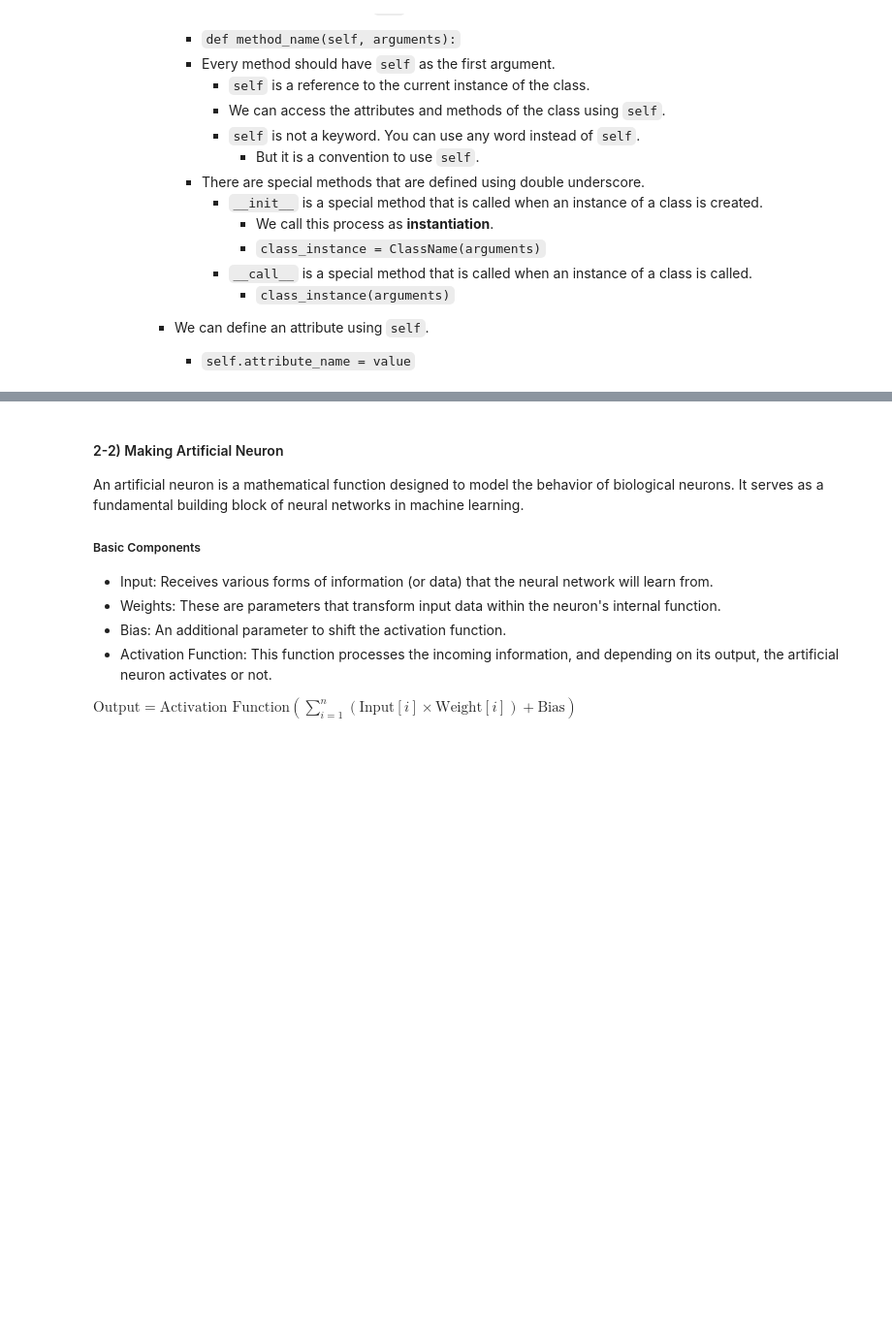
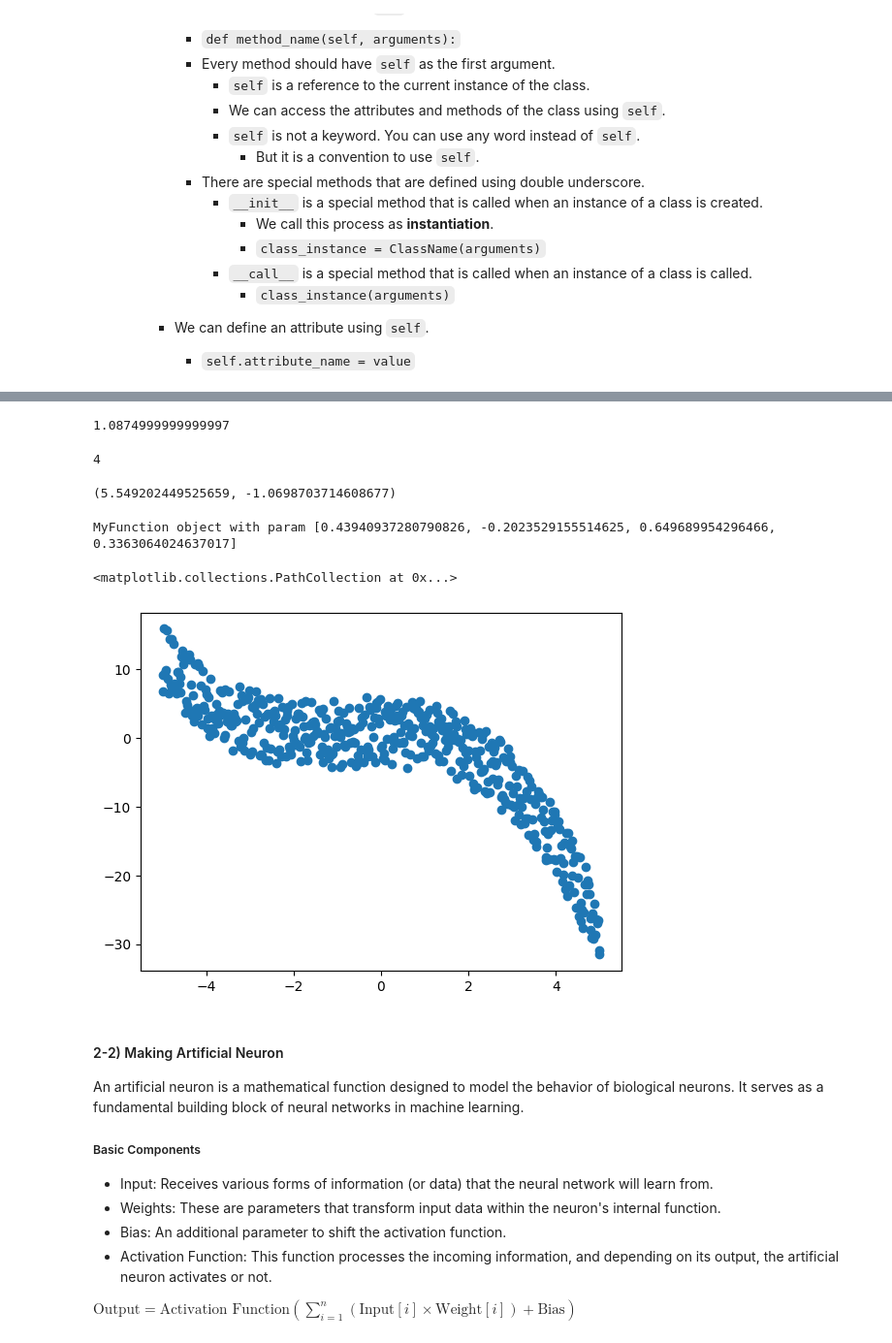
Before and after one commit to jdasam/mas1004, a Jupyter notebook: live_coding/2_function_approximation.ipynb, the cells around one changed output, grey strips where cells are left out. Shown at 97% size. Saved outputs shown, nothing was run; the diff lists cells and outputs as text; code cells hidden in the pictures; blank space fills up the shorter version.

```diff
--- a/live_coding/2_function_approximation.ipynb
+++ b/live_coding/2_function_approximation.ipynb
@@ -285,0 +334,3 @@ plt.scatter(xs, est_ys) # coloured with orange
+# %%
+_ = 'underbar'
+_
@@ -285,0 +347,38 @@ plt.scatter(xs, est_ys) # coloured with orange
+# %%
+# lets make a function that is f(x) = ax^3 + bx^2 + cx + d
+
+class MyFunction:
+  def __init__(self, params=None):
+    # if user provide params, use that
+    # else make randomly selected params
+    if params is None:
+      self.params = [(random.random()-0.5) * 2 for _ in range(4)]
+    else:
+      self.params = params
+    self.a, self.b, self.c, self.d = self.params
+
+  def __call__(self, x): # this function is called when func_a(x)
+    return self.a * x**3 + self.b * x**2 + self.c * x + self.d
+
+  def __len__(self): # this is called with len(func_a)
+    return len(self.params)
+
+  def __repr__(self): # this is called when you print(func_a)
+    return f"MyFunction object with param {self.params}"
+
+  def return_answer(self, x): # this function is called when func_a.return_answer(x)
+    return self.a * x**3 + self.b * x**2 + self.c * x + self.d
+
+
+func_a = MyFunction([1.7, -3.2, 1.5, 0.3]) # this calls __init__ function of MyFunction
+# func_a.params
+
+x= 1.5
+func_a(x) # Remember, python always "Calls" a function with ()
+# func_a.return_answer(x)
+# %% [output]
+1.0874999999999997
+# %%
+len(func_a)
+# %% [output]
+4
@@ -286,3 +388,23 @@ plt.scatter(xs, est_ys) # coloured with orange
+# %%
+func_b(x), func_c(x) # each class instance has its own parameters as its attribute
+# %% [output]
+(5.549202449525659, -1.0698703714608677)
+# %%
+print(func_b)
+# %% [output]
+MyFunction object with param [0.43940937280790826, -0.2023529155514625, 0.649689954296466, 0.3363064024637017]
+# %%
+import matplotlib.pyplot as plt
+# Let's plot our new function
+# random.seed(3)
+func_a = MyFunction()
+xs = [ (i-250)/50 for i in range(501)]
+ys = [func_a(x) +(random.random() -0.5)*10  for x in xs]
+
+plt.scatter(xs, ys)
+# %% [output]
+<matplotlib.collections.PathCollection at 0x...>
+[figure, added]
 # %% [markdown]
 #### 2-2) Making Artificial Neuron
 An artificial neuron is a mathematical function designed to model the behavior of biological neurons. It serves as a fundamental building block of neural networks in machine learning.
```
Also changed, not shown: parts of 5 cells of this notebook.
